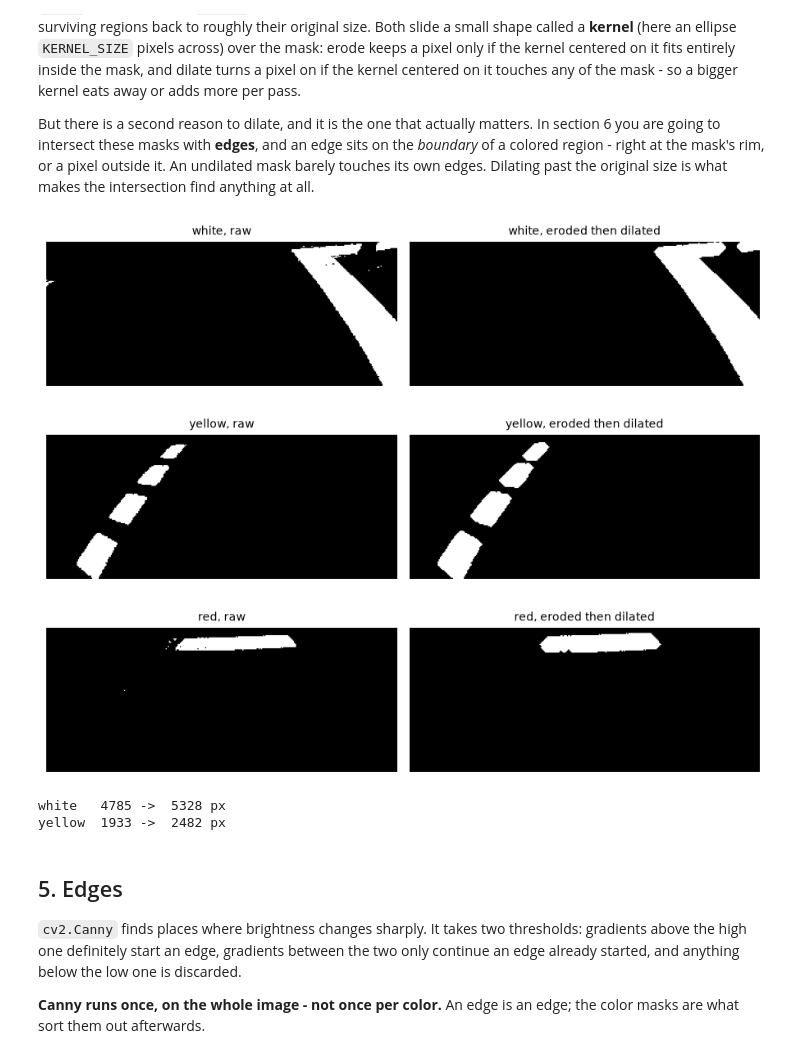
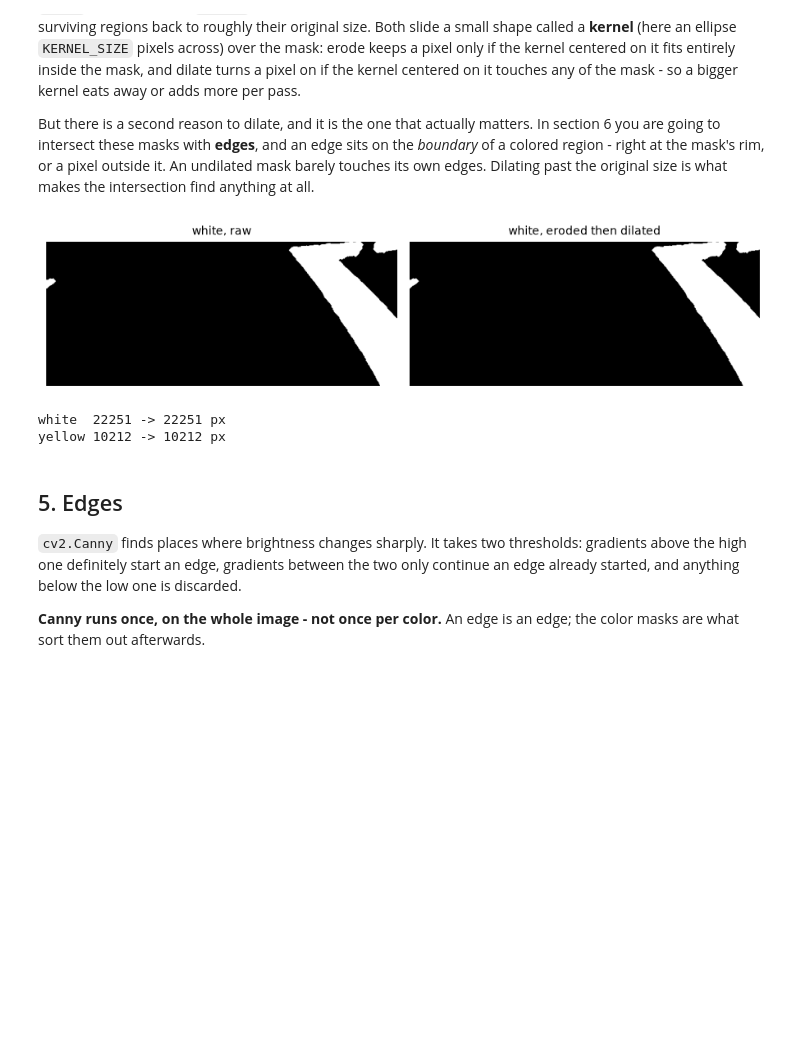
Before and after one commit to bja1701/dt_lab4, a Jupyter notebook: notebooks/lane_detection_activity.ipynb, the cells around one changed output. Cells and saved outputs as stored; diff of their text form; code cells hidden in the pictures; blank space fills up the shorter version.

```diff
--- a/notebooks/lane_detection_activity.ipynb
+++ b/notebooks/lane_detection_activity.ipynb
@@ -104,7 +102,7 @@ Two separate reasons for those two steps, and it is worth keeping them apart:
 * Crop is about relevance - What part of the image do you want to see?
 # %%
 # TODO: Tune parameters to what you think it should be for your bot.
-IMG_SIZE = (320, 240)       # (width, height). The original is (640, 480); keep its aspect ratio.
+IMG_SIZE = (640,480)       # (width, height). The original is (640, 480); keep its aspect ratio.
 TOP_CUTOFF = .45     # fraction of top of image to throw away (to remove non-road or far away road)
 
 # Resize
@@ -229,7 +224,7 @@ are as good as you can get them.
 #
 # Use the numbers you printed in section 2 as a starting point, then adjust
 # while watching the pictures below.
-WHITE_LOW,  WHITE_HIGH  = np.array([80, 40, 130]), np.array([130, 75, 250])
+WHITE_LOW,  WHITE_HIGH  = np.array([70, 40, 110]), np.array([130, 150, 250])
 YELLOW_LOW, YELLOW_HIGH = np.array([15, 60, 80]), np.array([60, 220, 220])
 
 mask_white  = cv2.inRange(hsv, WHITE_LOW,  WHITE_HIGH)
@@ -251,16 +246,11 @@ the cut - some red pixels land near H=0 and some near H=179. No single
 
 NOTE: You may not need both ranges in practice but it is good to know how to handle it!
 # %%
-# Print the HSV values for the points of interest.
-print(f"{'':22s} {'H':>5s} {'S':>5s} {'V':>5s}")
-for name, (x, y) in points.items():
-    print(f"{name:22s} {hsv[y,x,0]:5d} {hsv[y,x,1]:5d} {hsv[y,x,2]:5d}")
-
 # TODO: Find two ranges, one at each end of the hue circle, combined with
 # cv2.bitwise_or. Red near H=0 and red near H=179 are the same color.
 # red values 174   104   174
-RED_LOW_1, RED_HIGH_1 = np.array([135, 80, 95]), np.array([179, 185, 200])
-RED_LOW_2, RED_HIGH_2 = np.array([0, 80, 95]), np.array([21, 185, 200])
+RED_LOW_1, RED_HIGH_1 = np.array([150, 50, 100]), np.array([210, 200, 255])
+RED_LOW_2, RED_HIGH_2 = np.array([0, 0, 0]), np.array([10, 20, 60])
 
 # TODO: Write your cv2.inRange calls and combine the two masks with cv2.bitwise_or
 
@@ -297,37 +282,32 @@ all.
 # %%
 # TODO: Tune these parameters
 KERNEL_SIZE = 3
 ERODE_ITERS = 2
 DILATE_ITERS = 4
 
 kernel = cv2.getStructuringElement(cv2.MORPH_ELLIPSE, (KERNEL_SIZE, KERNEL_SIZE))
 
 def clean(mask):
     # TODO: erode to drop speckle, then dilate. Remember the second reason for
     # the dilation - the mask has to reach out over the Canny edges you find in
     # section 6.
-    m = cv2.erode(mask, kernel, iterations=ERODE_ITERS);          # TODO: cv2.erode(...)
-    m = cv2.dilate(m, kernel, iterations=DILATE_ITERS);             # TODO: cv2.dilate(...)
-    # cv2.erode(m, kernel, m, iterations=ERODE_ITERS)
-    # cv2.dilate(m, kernel, m, iterations=DILATE_ITERS)
+    m = mask          # TODO: cv2.erode(...)
+    m = m             # TODO: cv2.dilate(...)
+    cv2.erode(m, kernel, m, iterations=ERODE_ITERS)
+    cv2.dilate(m, kernel, m, iterations=DILATE_ITERS)
     return m
 
 clean_white  = clean(mask_white)
 clean_yellow = clean(mask_yellow)
 clean_red    = clean(mask_red)
 
 show(mask_white, clean_white, titles=["white, raw", "white, eroded then dilated"], size=4.5)
-show(mask_yellow, clean_yellow, titles=["yellow, raw", "yellow, eroded then dilated"], size=4.5)
-show(mask_red, clean_red, titles=["red, raw", "red, eroded then dilated"], size=4.5)
-
 print(f"white  {int(mask_white.sum()//255):5d} -> {int(clean_white.sum()//255):5d} px")
 print(f"yellow {int(mask_yellow.sum()//255):5d} -> {int(clean_yellow.sum()//255):5d} px")
 # %% [output]
-[figure, old version]
+[figure, new version]
-[figure, removed]
-[figure, removed]
-white   4785 ->  5328 px
-yellow  1933 ->  2482 px
+white  22251 -> 22251 px
+yellow 10212 -> 10212 px
 # %% [markdown]
 ## 5. Edges
 
```
Also changed, not shown: parts of 11 cells of this notebook.
